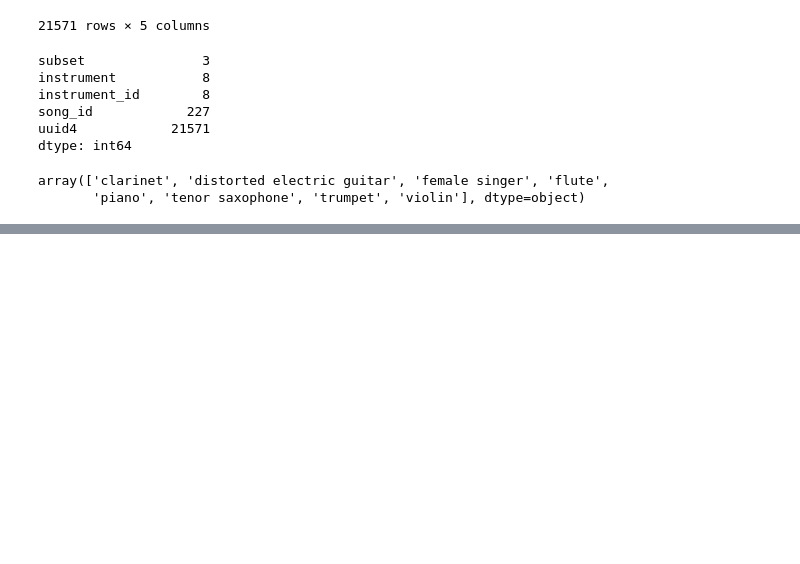
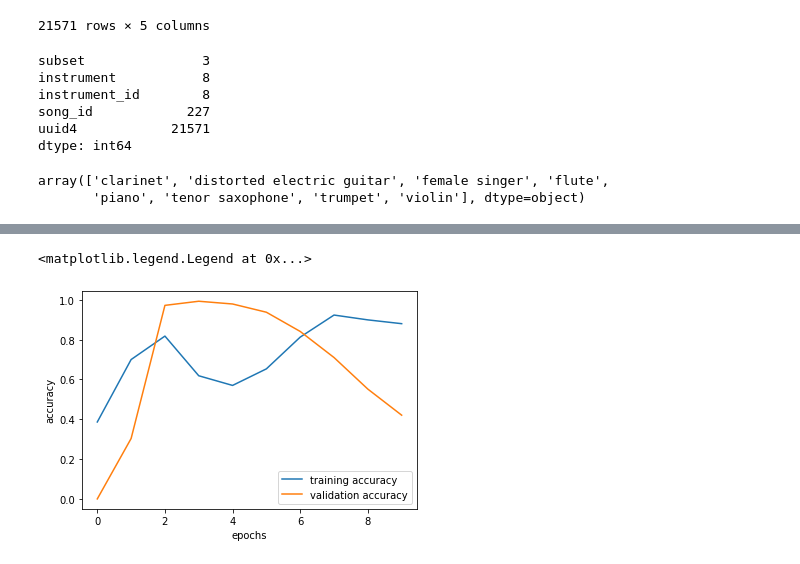
Before and after one commit to imferrer/music_box, a Jupyter notebook: Code/spectrograms_SAI.ipynb, the cells around one changed output, grey strips where cells are left out. Cells and saved outputs as stored; diff of their text form; code cells hidden in the pictures; blank space fills up the shorter version.

```diff
--- a/Code/spectrograms_SAI.ipynb
+++ b/Code/spectrograms_SAI.ipynb
@@ -255,0 +570,2 @@ sr1
+# %%
+y_train = to_categorical(y_train)
@@ -256,2 +576,22 @@ sr1
 # %%
 # model
+# Clear session and build above model:
+K.clear_session()
+
+model = Sequential([
+    Conv2D(filters = 16, kernel_size = (3,3), strides = (1,1), padding = 'valid',
+           activation = 'relu' ,input_shape = (90,129,1)),
+    MaxPooling2D(pool_size = (2,2),strides=(2,2),padding = 'valid'),
+
+
+    Conv2D(filters = 16, kernel_size = (3,3), strides = (1,1), padding = 'valid', activation = 'relu'),
+    MaxPooling2D(pool_size = (2,2),strides=(2,2),padding = 'valid'),
+
+    Flatten(),
+    #Fully connected layers:
+    Dense(100,activation='relu'),
+    #Dropout(0.2), - optional
+    Dense(2,activation= 'softmax')
+
+
+])
@@ -258,4 +619,6 @@ sr1
 # %%
 # compile model
+model.compile(optimizer='Adam',loss='categorical_crossentropy',metrics=['accuracy'])
 # %%
 # fit the model
+history = model.fit(X_train,y_train,batch_size=600, epochs=10,validation_split=0.2)
@@ -263,0 +668,10 @@ sr1
+# %%
+# Plot accuracy curve
+plt.plot(history.history['accuracy'], label='training accuracy')
+plt.plot(history.history['val_accuracy'], label= 'validation accuracy')
+plt.xlabel('epochs')
+plt.ylabel('accuracy')
+plt.legend()
+# %% [output]
+<matplotlib.legend.Legend at 0x...>
+[figure, added]
```
Also changed, not shown: parts of 125 cells of this notebook, 1 other file.
